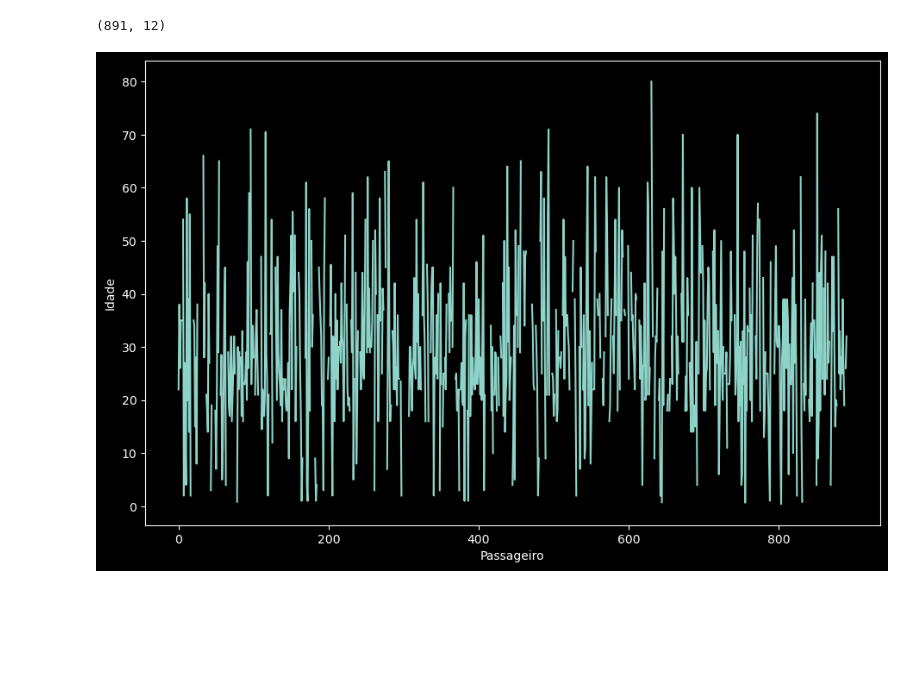
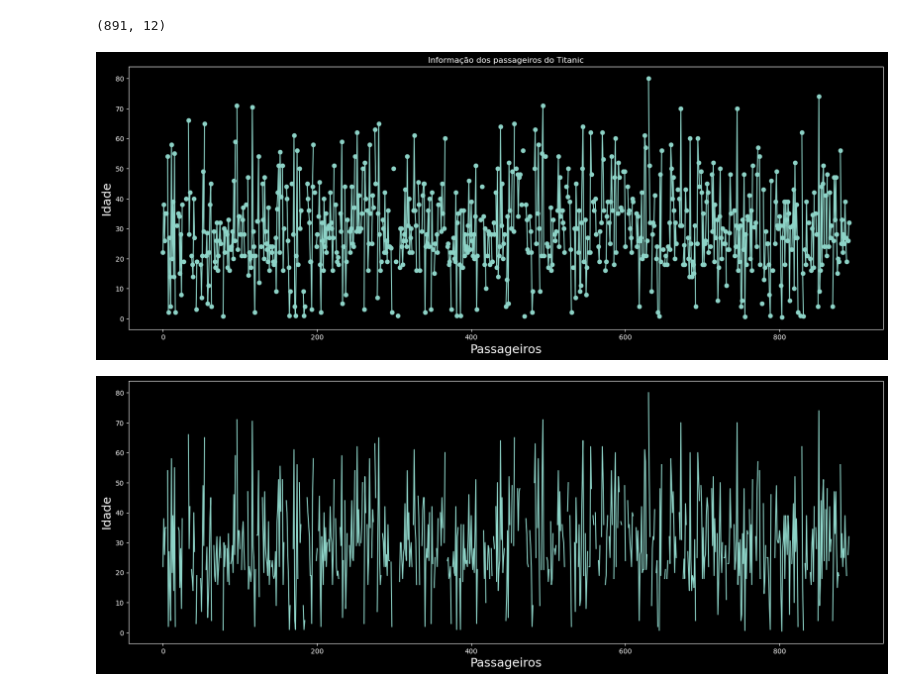
Before and after one commit to KeichiTS/Curso_Manipulacao_e_analise_de_dados_com_Pandas, a Jupyter notebook: plotGraph.ipynb, the cells around one changed output. Cells and saved outputs as stored; diff of their text form; code cells hidden in the pictures; blank space fills up the shorter version.

Commit message:
plotGraph1

```diff
--- a/plotGraph.ipynb
+++ b/plotGraph.ipynb
@@ -25,7 +25,7 @@ plt.style.available
 # %%
 plt.style.use('dark_background')
 # %%
-plt.rcParams['figure.figsize'] = (11,7)
+plt.rcParams['figure.figsize'] = (20,7)
 # %%
 d = pd.read_csv('titanic_train.csv')
 # %%
@@ -42,9 +42,17 @@ d.shape
 # %% [output]
 (891, 12)
 # %%
-plt.plot(d.Age , '-')
-plt.xlabel('Passageiro')
-plt.ylabel('Idade')
+plt.plot(d.Age , '-o')
+plt.title('Informação dos passageiros do Titanic')
+plt.xlabel('Passageiros', size = 18)
+plt.ylabel('Idade', size = 18)
 plt.show()
 # %% [output]
-[figure, old version]
+[figure, new version]
+# %%
+d.Age.plot()
+plt.xlabel('Passageiros', size = 18)
+plt.ylabel('Idade', size = 18)
+plt.show()
+# %% [output]
+[figure, added]
```
Also changed, not shown: parts of 1 cell of this notebook.
